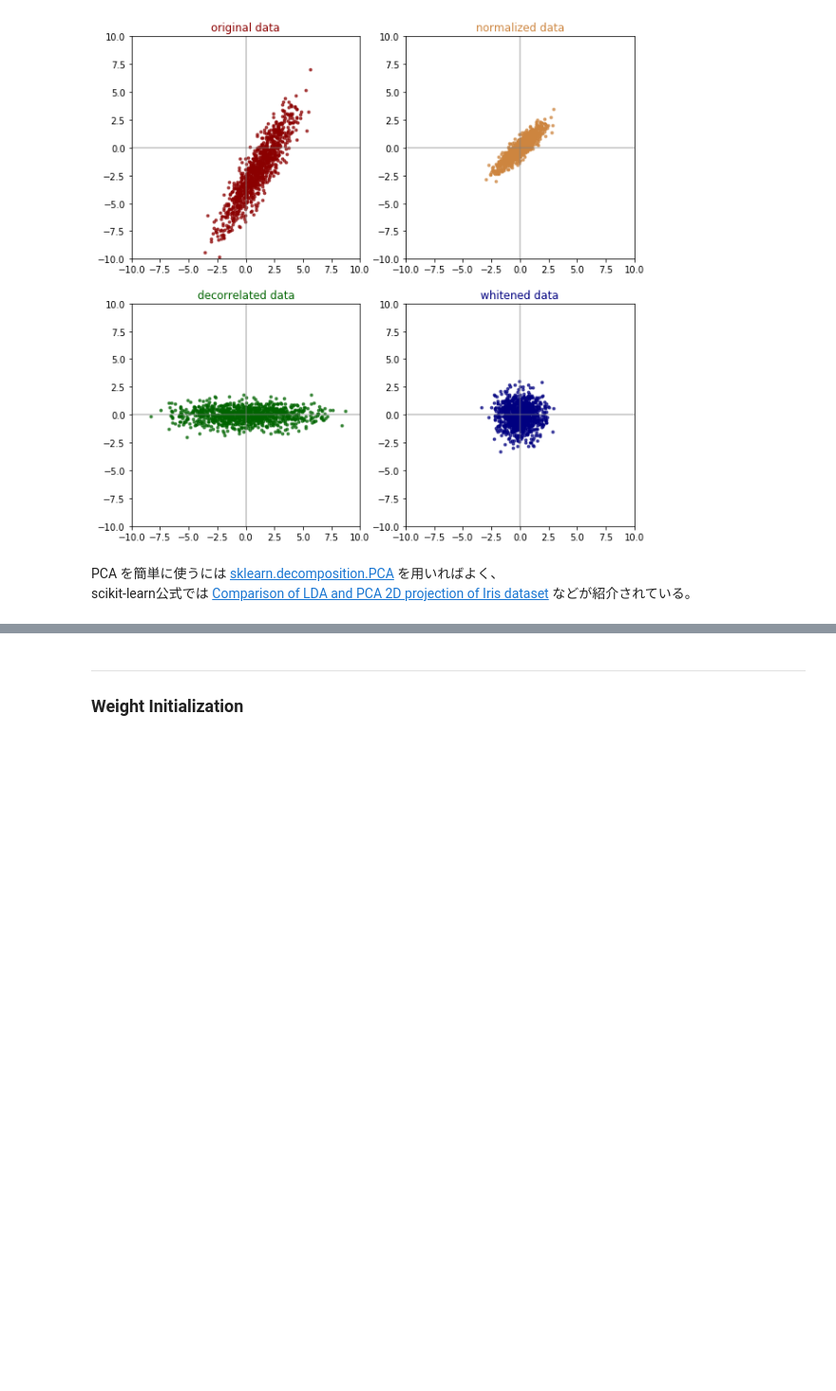
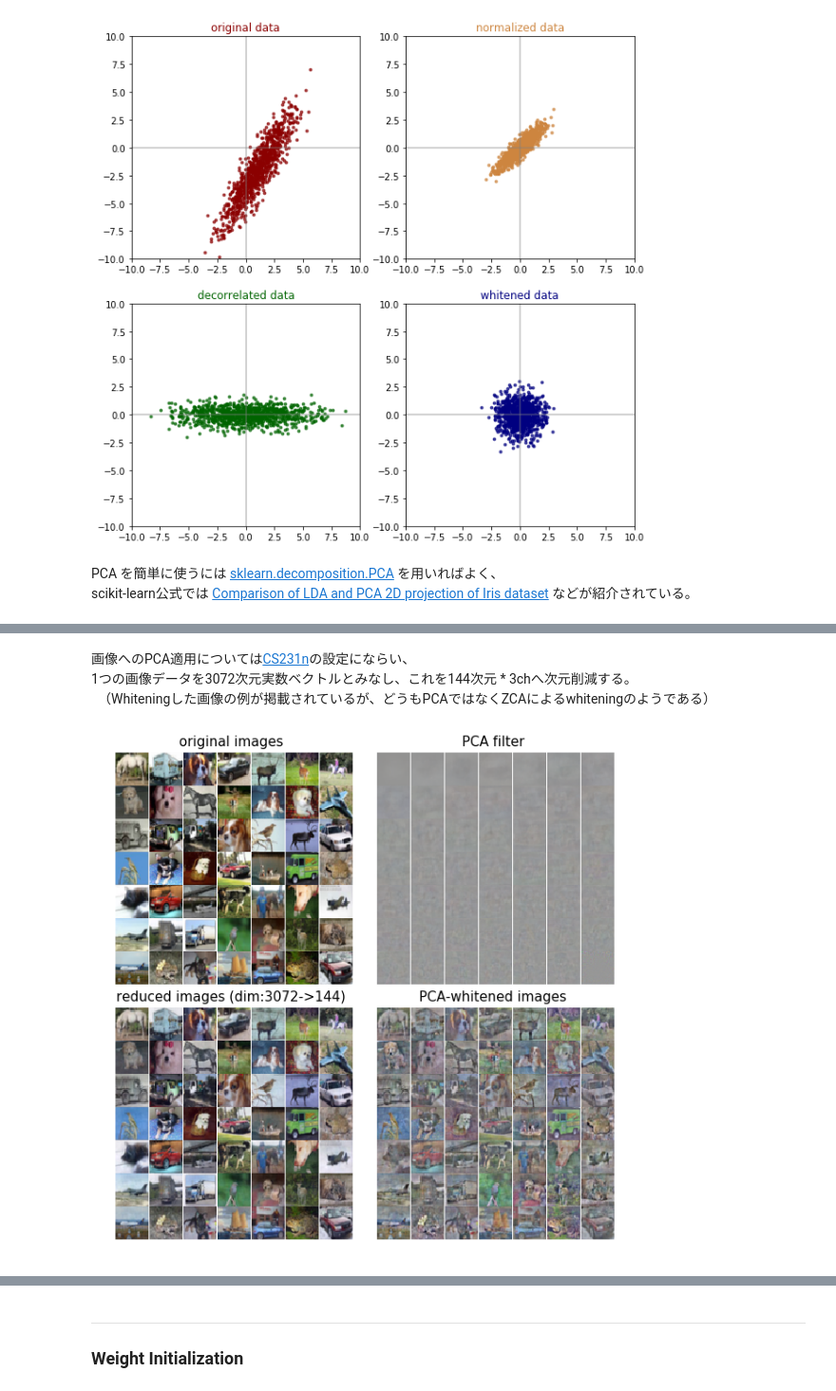
Before and after one commit to YouheiKomakine/pytorch-code-examples, a Jupyter notebook: Syoukai_DeepLearning_4.ipynb, the cells around one changed output, grey strips where cells are left out. Shown at 95% size. Drawn from its saved outputs; the diff is of its cells as text; code cells hidden in the pictures; blank space fills up the shorter version.

```diff
--- a/Syoukai_DeepLearning_4.ipynb
+++ b/Syoukai_DeepLearning_4.ipynb
@@ -492,0 +544,76 @@ scikit-learn公式では [Comparison of LDA and PCA 2D projection of Iris datase
+# %% [markdown]
+画像へのPCA適用については[CS231n](http://cs231n.github.io/neural-networks-2/#datapre)の設定にならい、
+1つの画像データを3072次元実数ベクトルとみなし、これを144次元 * 3chへ次元削減する。
+　（Whiteningした画像の例が掲載されているが、どうもPCAではなくZCAによるwhiteningのようである）
+# %%
+import numpy as np
+import matplotlib.pyplot as plt
+import matplotlib.gridspec as gridspec
+import pickle
+
+def pca_reduce_and_whitening(X, reduced_dim=144):
+    Xc = X - np.mean(X, axis=0)
+    cov = np.dot(Xc.T, Xc) / Xc.shape[0]
+    U,S,V = np.linalg.svd(cov)
+    Xrot = np.dot(Xc, U)
+    Xred = np.dot(Xc, U[:,:reduced_dim])
+    Xwhite = Xred / np.sqrt(S[:reduced_dim] + 1e-8)
+    return Xred, Xwhite, U
+
+def extend(X,U, dim=144):
+    return np.dot(X, U.transpose()[:dim,:])
+
+def normalize_to_image(X, rangex=None):
+    if rangex==None:
+        minX, maxX = np.min(X), np.max(X)
+    else:
+        minX, maxX = rangex
+    A = X-minX
+    return A / np.max(A), (minX, maxX)
+
+
+def plot_image(data, title, fign, tile, figsize=(12,12), extent=1):
+    fig = plt.figure(figsize=figsize)
+    outer_grid = gridspec.GridSpec(2, int(np.ceil(fign/2)), wspace=0.1, hspace=0.1)
+
+    for i,t in zip(range(fign), title):
+        inner_grid = gridspec.GridSpecFromSubplotSpec(tile[i], tile[i],
+                                                      subplot_spec=outer_grid[i],
+                                                      wspace=0.0, hspace=0.0)
+        images = data[i][:tile[i]*tile[i]]
+
+        for j, img in enumerate(images):
+            ax = plt.Subplot(fig, inner_grid[j])
+            img_shape = (np.sqrt(img.size/3).astype(int), np.sqrt(img.size/3).astype(int), 3)
+            img = img.reshape(img_shape)
+            ax.imshow(img.repeat(extent, axis=0).repeat(extent, axis=1))
+            ax.axis('off')
+            if j==0:
+                ax.set_title(t, x=3.5, y=1.05, fontsize=15)
+            fig.add_subplot(ax)
+    plt.show()
+
+
+# setting data
+with open('./dataset/cifar-10-batches-py/batches.meta', 'rb') as fm:
+    cifar_meta = pickle.load(fm, encoding='bytes')
+with open('./dataset/cifar-10-batches-py/data_batch_1', 'rb') as fd:
+    cifar_data = pickle.load(fd, encoding='bytes')
+data, labels = cifar_data[b'data'], np.array(cifar_data[b'labels'])
+
+targets=np.random.randint(0,10000, size=7*7)
+X = np.array([data[t] for t in targets])/255
+
+Xr = X.reshape(-1,3,32,32).transpose(0,2,3,1).reshape(-1, 3*32*32)
+Xred, Xwhite, U = pca_reduce_and_whitening(Xr, reduced_dim=144)
+
+Xredfix,_ = normalize_to_image(extend(Xred, U, dim=144))
+Xwhitefix,_ = normalize_to_image(extend(Xwhite, U, dim=144))
+Ufix,_ = normalize_to_image(U.T)[:49]
+
+data=[Xr, Ufix, Xredfix, Xwhitefix]
+title=["original images", "PCA filter", "reduced images (dim:3072->144)", "PCA-whitened images"]
+
+plot_image(data=data, title=title, fign=4, tile=[7,7,7,7], figsize=(10,10))
+# %% [output]
+[figure, added]
```
Also changed, not shown: parts of 7 cells of this notebook.
